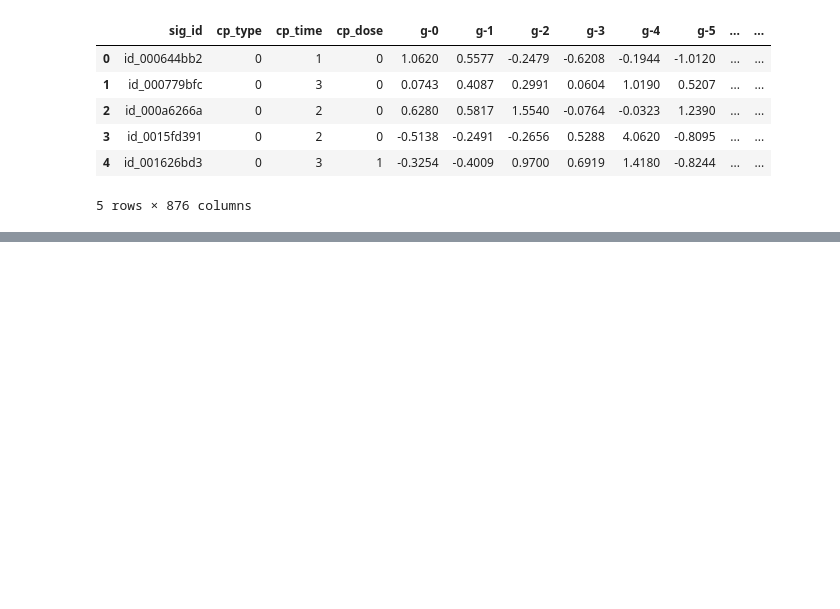
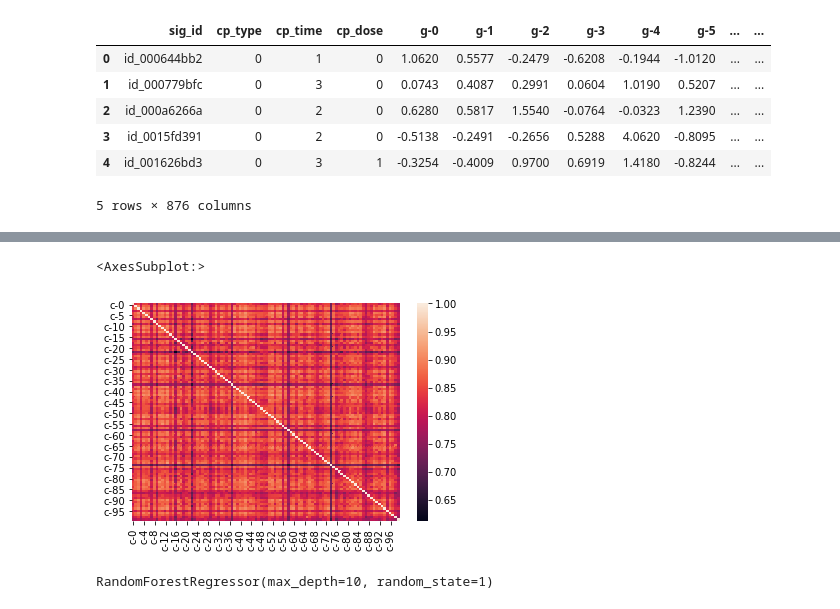
Before and after one commit to dashan0313/mov_idiots, a Jupyter notebook: mov1.ipynb, the cells around one changed output, grey strips where cells are left out. Saved outputs shown, nothing was run; the diff lists cells and outputs as text; code cells hidden in the pictures; blank space fills up the shorter version.

```diff
--- a/mov1.ipynb
+++ b/mov1.ipynb
@@ -235,0 +255,6 @@ train_features.to_csv('data/train_features_nv.csv')
+# %%
+c_corr = train_c.corr()
+sns.heatmap(c_corr)
+# %% [output]
+<AxesSubplot:>
+[figure, added]
@@ -235,0 +264,7 @@ train_features.to_csv('data/train_features_nv.csv')
+# %%
+model = RandomForestRegressor(random_state=1, max_depth=10)
+df=train_c.values
+target = train_targets_scored.iloc[:,1:].values
+model.fit(df,target)
+# %% [output]
+RandomForestRegressor(max_depth=10, random_state=1)
```
Also changed, not shown: parts of 18 cells of this notebook, 1 other file.
